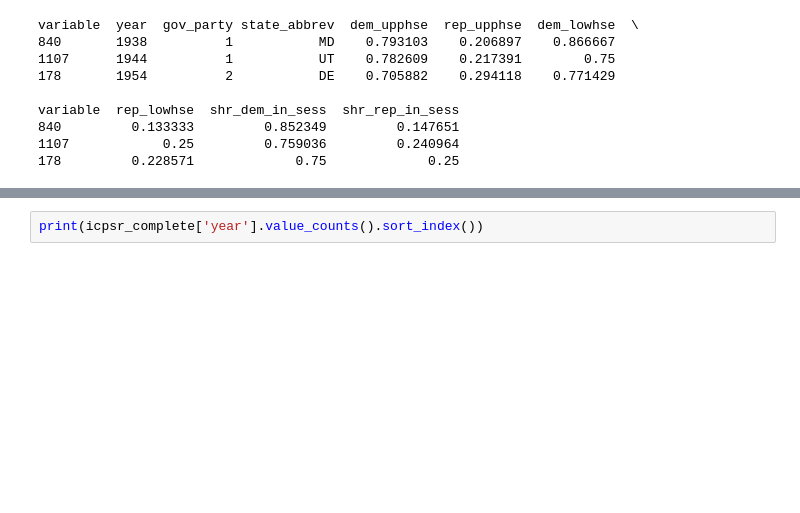
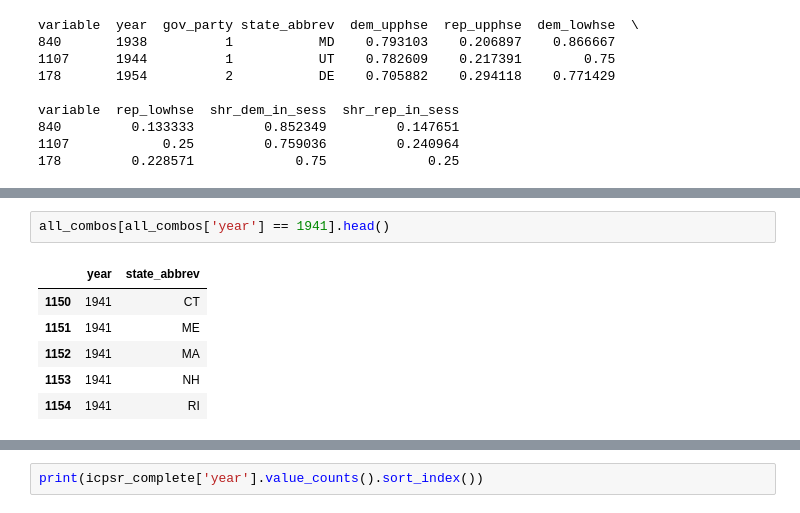
Before and after one commit to batShimon/similarity_data, a Jupyter notebook: Cleaning_icpsr16_partisan_composition.ipynb, the cells around one changed output, grey strips where cells are left out. Saved outputs shown, nothing was run; the diff lists cells and outputs as text; blank space fills up the shorter version.

```diff
--- a/Cleaning_icpsr16_partisan_composition.ipynb
+++ b/Cleaning_icpsr16_partisan_composition.ipynb
@@ -1041,0 +1042,9 @@ icpsr_complete = pd.merge(all_combinations, icpsr_filt, on=['year', 'state_abbre
+# %%
+all_combos[all_combos['year'] == 1941].head()
+# %% [output]
+|  | year | state_abbrev |
+| 1150 | 1941 | CT |
+| 1151 | 1941 | ME |
+| 1152 | 1941 | MA |
+| 1153 | 1941 | NH |
+| 1154 | 1941 | RI |
```
Also changed, not shown: parts of 6 cells of this notebook.
